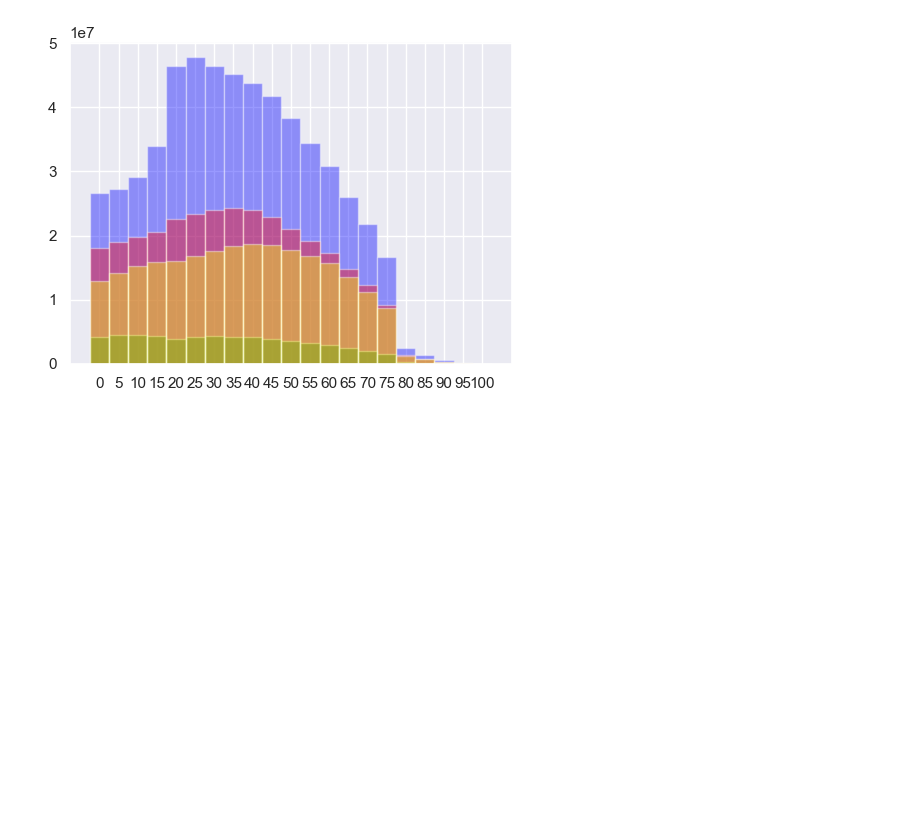
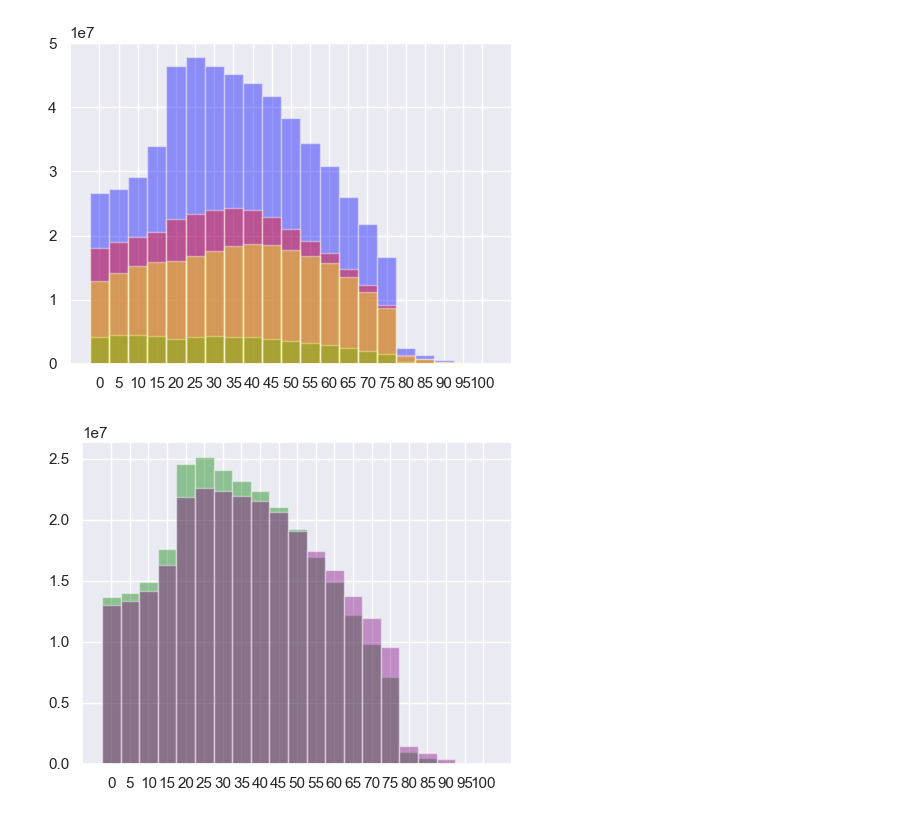
Before and after one commit to yoichiojima-2/japan-stats, a Jupyter notebook: playground/investigation.ipynb, the cells around one changed output. Drawn from its saved outputs; the diff is of its cells as text; code cells hidden in the pictures; blank space fills up the shorter version.

Commit message:
visualize some data

```diff
--- a/playground/investigation.ipynb
+++ b/playground/investigation.ipynb
@@ -70,9 +70,15 @@ plt.show()
 [figure]
 # %%
 plt.figure(figsize = (5, 4))
+pref = "東京都"
 
-df = get_population(pref = "東京都", sex = 'M')
-plt.bar(df["age"], df["population"], width=1, alpha = 0.4, color = 'blue')
+df = get_population(pref = pref, sex = 'M')
+plt.bar(df["age"], df["population"], width=1, alpha = 0.4, color = 'green')
 
-df = get_population(pref = "東京都", sex = 'F')
-plt.bar(df["age"], df["population"], width=1, alpha = 0.4, color = 'red')
+df = get_population(pref = pref, sex = 'F')
+plt.bar(df["age"], df["population"], width=1, alpha = 0.4, color = 'purple')
+
+plt.tight_layout()
+plt.show()
+# %% [output]
+[figure, added]
```
Also changed, not shown: parts of 2 cells of this notebook.
